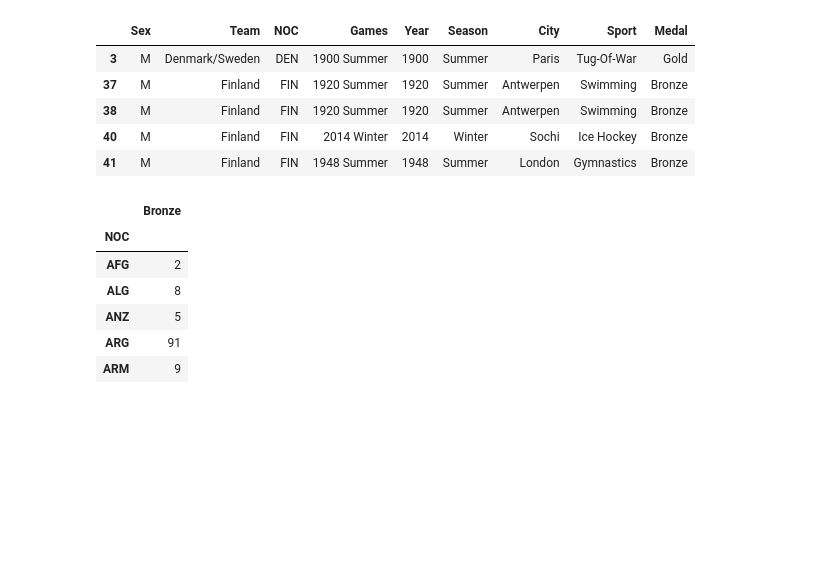
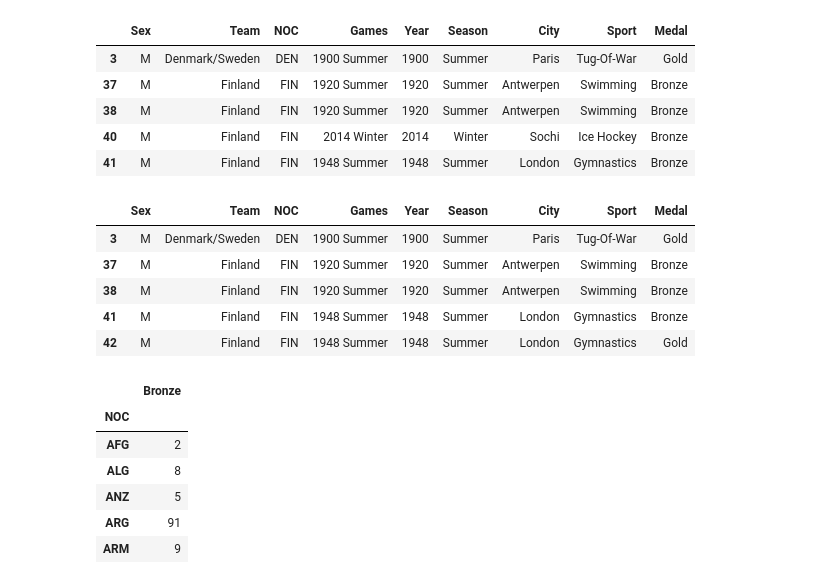
Before and after one commit to BPayne-216/project2_group4, a Jupyter notebook: DataCleanUp/DF_CleanUP.ipynb, the cells around one changed output. Saved outputs shown, nothing was run; the diff lists cells and outputs as text; code cells hidden in the pictures; blank space fills up the shorter version.

```diff
--- a/DataCleanUp/DF_CleanUP.ipynb
+++ b/DataCleanUp/DF_CleanUP.ipynb
@@ -35,6 +36,18 @@ medal_data.head()
 | 38 | M | Finland | FIN | 1920 Summer | 1920 | Summer | Antwerpen | Swimming | Bronze |
 | 40 | M | Finland | FIN | 2014 Winter | 2014 | Winter | Sochi | Ice Hockey | Bronze |
 | 41 | M | Finland | FIN | 1948 Summer | 1948 | Summer | London | Gymnastics | Bronze |
+# %%
+# Select desired Years
+medal_data = medal_data.loc[medal_data['Year'] < 2013]
+
+medal_data.head()
+# %% [output]
+|  | Sex | Team | NOC | Games | Year | Season | City | Sport | Medal |
+| 3 | M | Denmark/Sweden | DEN | 1900 Summer | 1900 | Summer | Paris | Tug-Of-War | Gold |
+| 37 | M | Finland | FIN | 1920 Summer | 1920 | Summer | Antwerpen | Swimming | Bronze |
+| 38 | M | Finland | FIN | 1920 Summer | 1920 | Summer | Antwerpen | Swimming | Bronze |
+| 41 | M | Finland | FIN | 1948 Summer | 1948 | Summer | London | Gymnastics | Bronze |
+| 42 | M | Finland | FIN | 1948 Summer | 1948 | Summer | London | Gymnastics | Gold |
 # %%
 # Bronze medals
 bronze_df = medal_data.loc[medal_data["Medal"] == "Bronze"]
```
Also changed, not shown: parts of 13 cells of this notebook, 4 other files.
